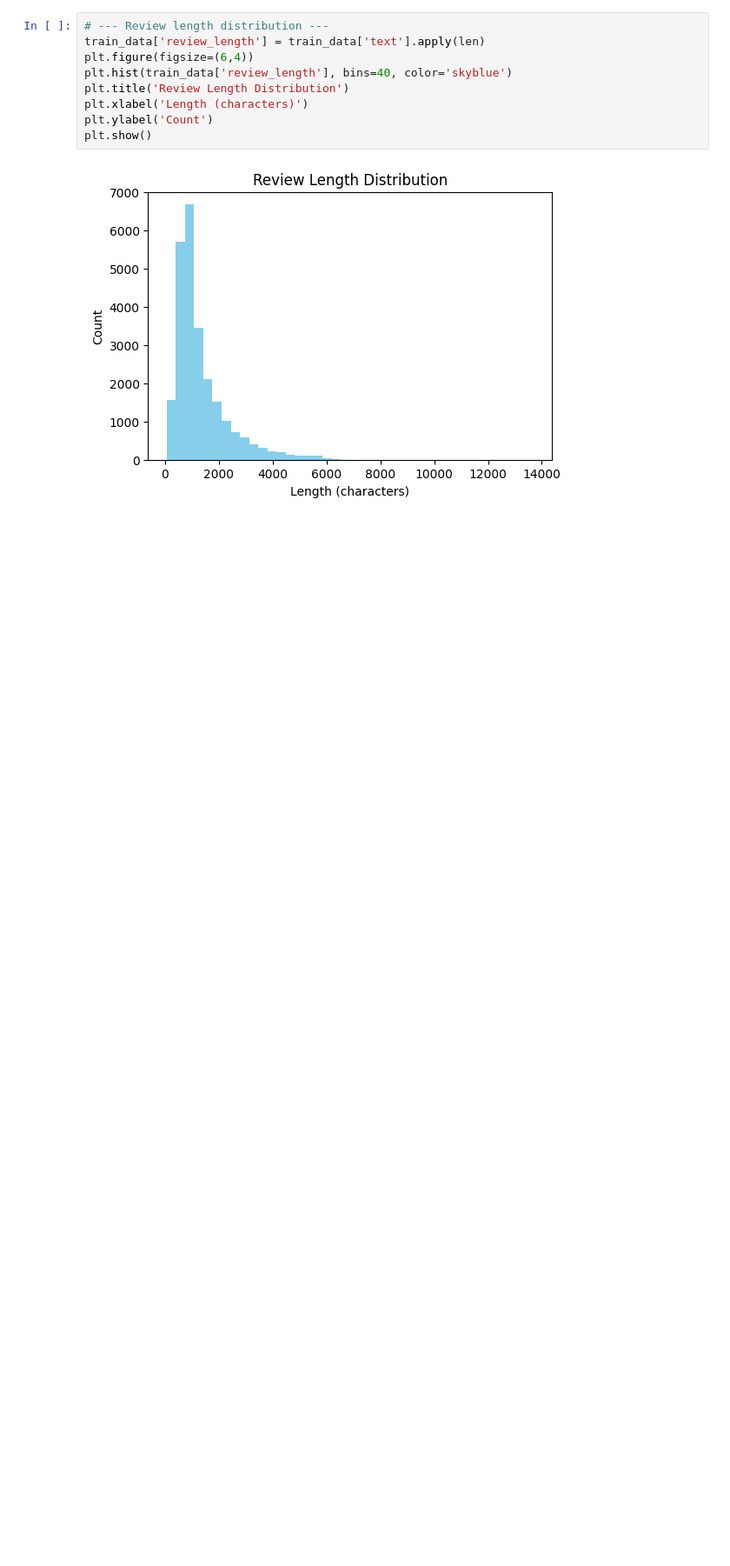
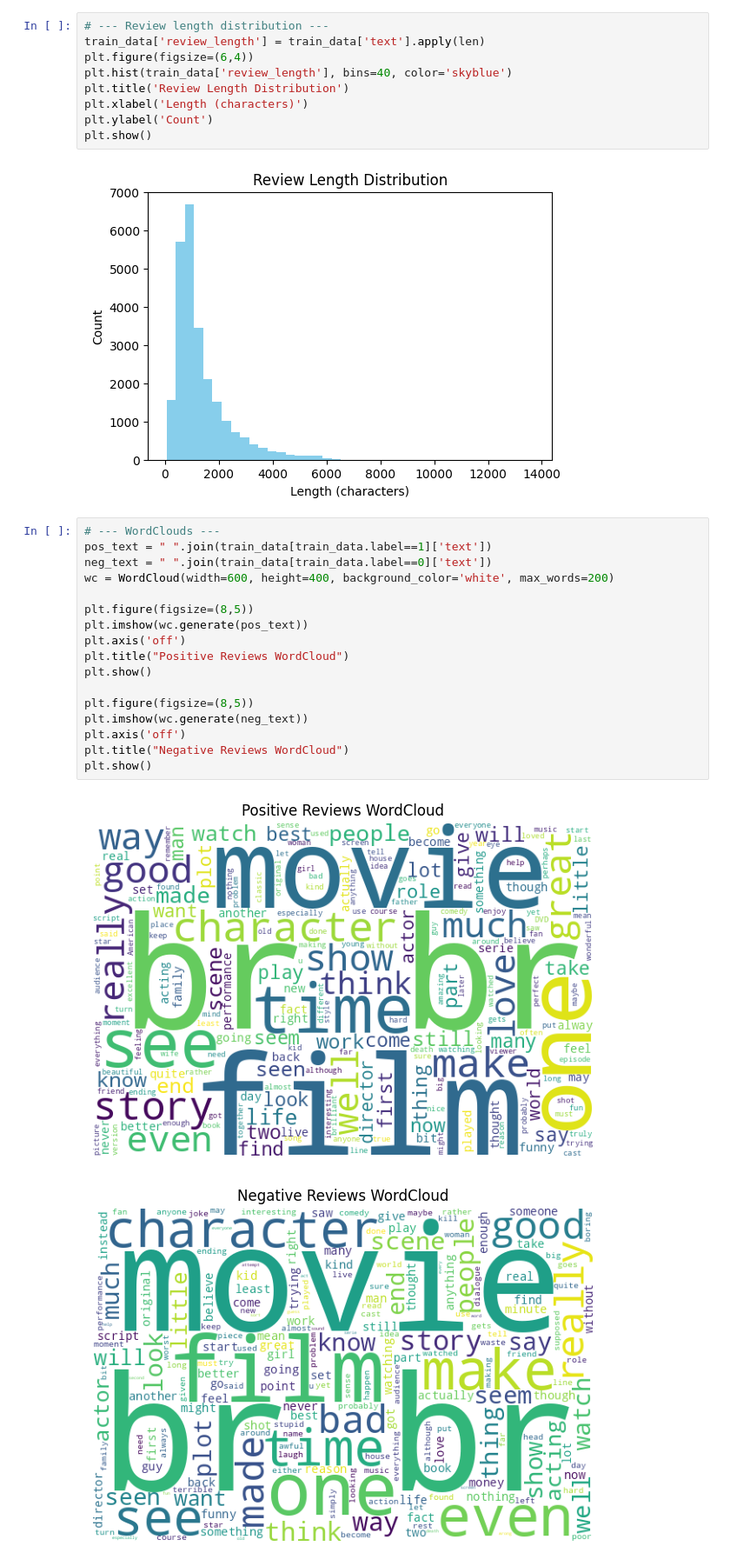
Before and after one commit to Aleem-mja/DeepLearning-Project-SLIIT-SE4050, a Jupyter notebook: IT22339324.ipynb, the cells around one changed output. Shown at 87% size. Drawn from its saved outputs; the diff is of its cells as text; blank space fills up the shorter version.

Commit message:
Added word cloud visualization for positive and negative reviews

```diff
--- a/IT22339324.ipynb
+++ b/IT22339324.ipynb
@@ -120,3 +120,23 @@ plt.ylabel('Count')
 plt.show()
 # %% [output]
 [figure]
+# %%
+# --- WordClouds ---
+pos_text = " ".join(train_data[train_data.label==1]['text'])
+neg_text = " ".join(train_data[train_data.label==0]['text'])
+wc = WordCloud(width=600, height=400, background_color='white', max_words=200)
+
+plt.figure(figsize=(8,5))
+plt.imshow(wc.generate(pos_text))
+plt.axis('off')
+plt.title("Positive Reviews WordCloud")
+plt.show()
+
+plt.figure(figsize=(8,5))
+plt.imshow(wc.generate(neg_text))
+plt.axis('off')
+plt.title("Negative Reviews WordCloud")
+plt.show()
+# %% [output]
+[figure, added]
+[figure, added]
```
